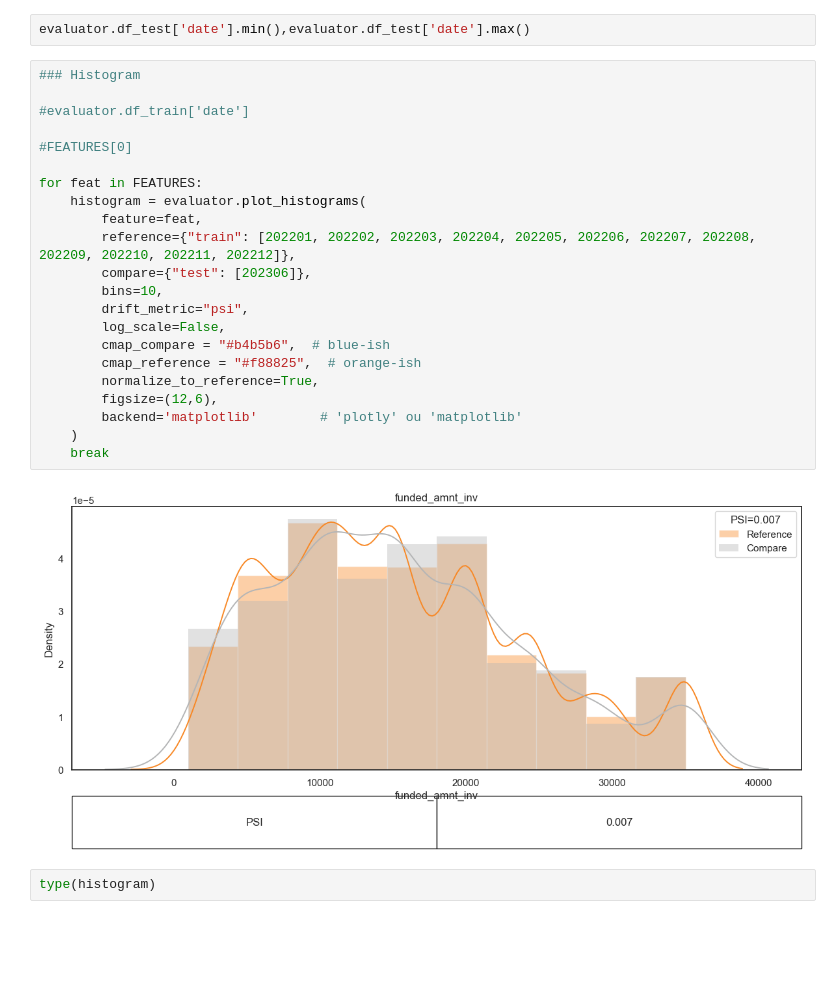
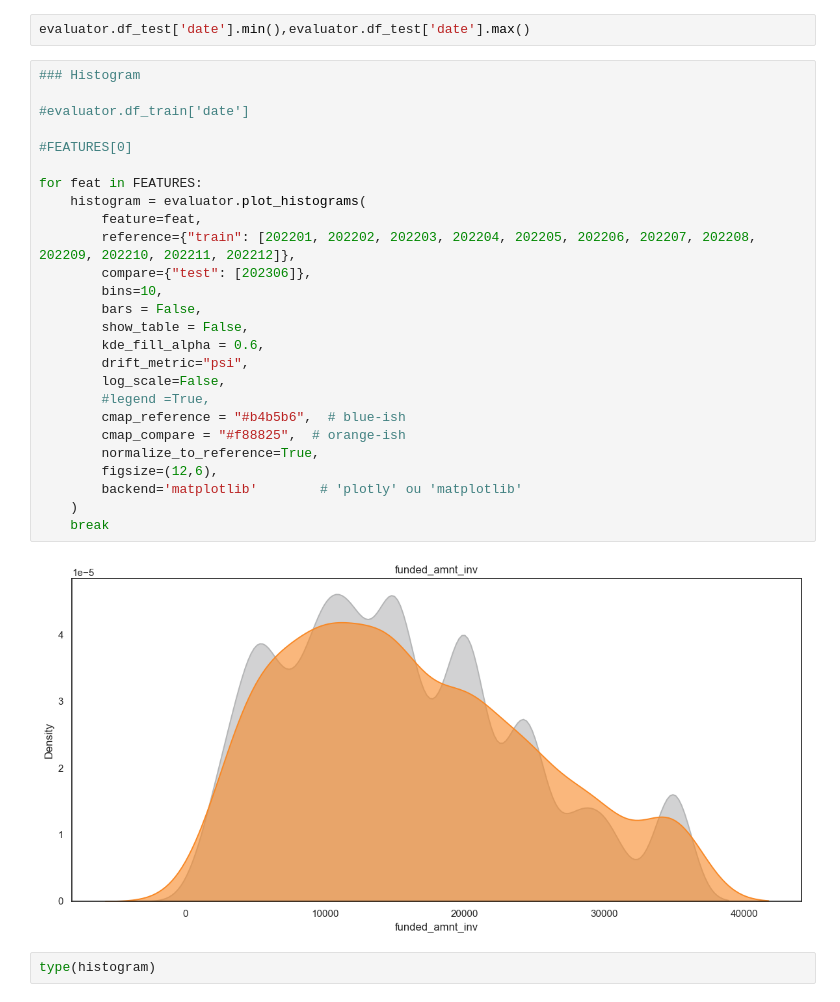
Before and after one commit to joaaomaia/RiskPilot, a Jupyter notebook: examples/binary_performance_full_demo.ipynb, the cells around one changed output. Drawn from its saved outputs; the diff is of its cells as text; blank space fills up the shorter version.

Commit message:
plot histogram corrigido e melhorando

```diff
--- a/examples/binary_performance_full_demo.ipynb
+++ b/examples/binary_performance_full_demo.ipynb
@@ -651,27 +651,31 @@ evaluator.df_test['date'].min(),evaluator.df_test['date'].max()
 # %%
 ### Histogram
 
 #evaluator.df_train['date']
 
 #FEATURES[0]
 
 for feat in FEATURES:
     histogram = evaluator.plot_histograms(
         feature=feat,
         reference={"train": [202201, 202202, 202203, 202204, 202205, 202206, 202207, 202208, 202209, 202210, 202211, 202212]},
         compare={"test": [202306]},
         bins=10,
+        bars = False,
+        show_table = False,
+        kde_fill_alpha = 0.6,
         drift_metric="psi",
         log_scale=False,
-        cmap_compare = "#b4b5b6",  # blue-ish
-        cmap_reference = "#f88825",  # orange-ish
+        #legend =True,
+        cmap_reference = "#b4b5b6",  # blue-ish
+        cmap_compare = "#f88825",  # orange-ish
         normalize_to_reference=True,
         figsize=(12,6),
         backend='matplotlib'        # 'plotly' ou 'matplotlib'
     )
     break
 # %% [output]
-[figure, old version]
+[figure, new version]
 # %%
 type(histogram)
 # %% [markdown]
```
Also changed, not shown: parts of 8 cells of this notebook, 1 other file.
